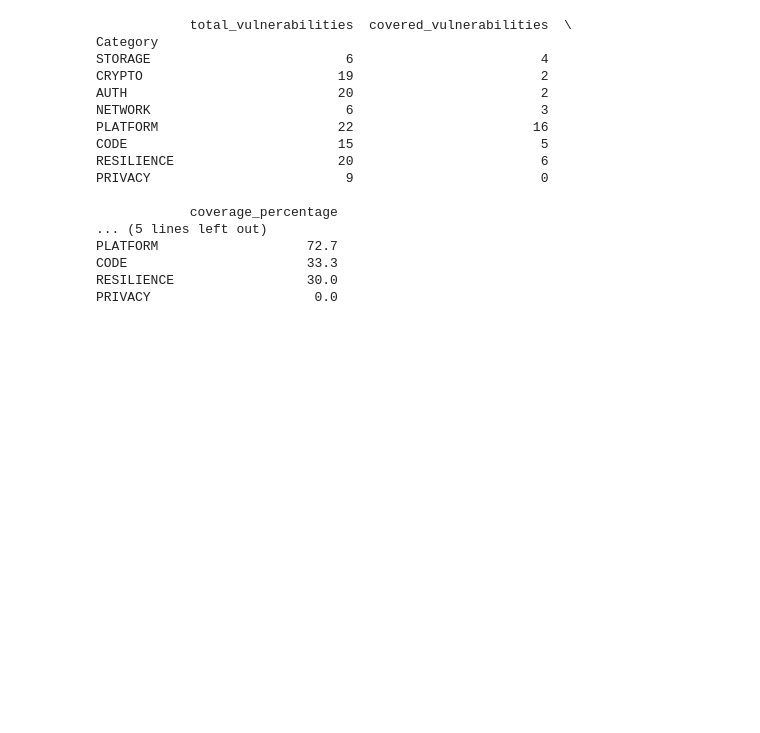
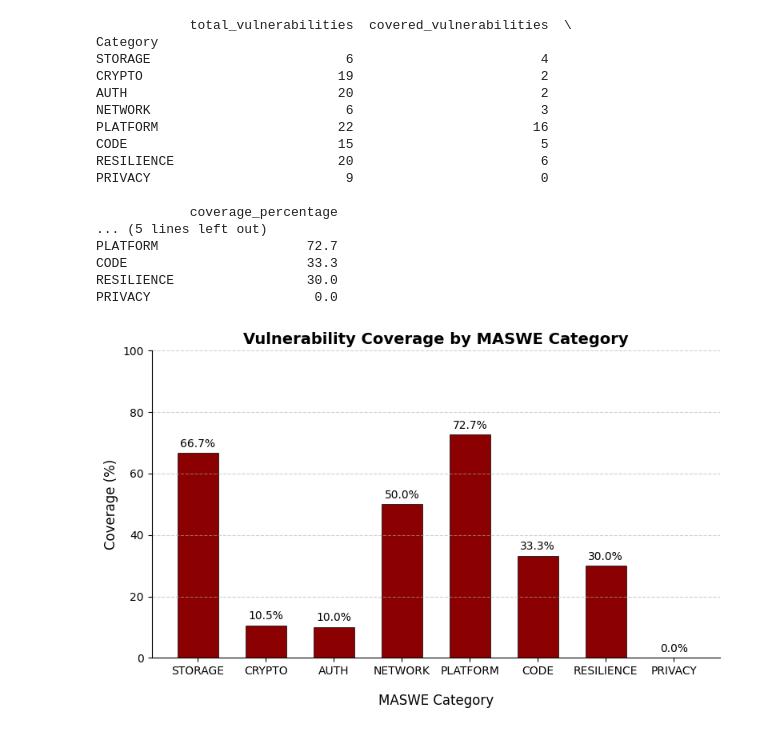
Before and after one commit to domi-cmd/Reference_Application_for_OWASP_MASTG, a Jupyter notebook: dev_documents/seminar_thesis/reference_apps/data_manipulation/app_vulnerability_coverage.ipynb, the cells around one changed output. Saved outputs shown, nothing was run; the diff lists cells and outputs as text; code cells hidden in the pictures; blank space fills up the shorter version.

```diff
--- a/dev_documents/seminar_thesis/reference_apps/data_manipulation/app_vulnerability_coverage.ipynb
+++ b/dev_documents/seminar_thesis/reference_apps/data_manipulation/app_vulnerability_coverage.ipynb
@@ -188,29 +244,31 @@ PRIVACY                     0.0
 # %%
 
 # Explicit style
 fig, ax = plt.subplots(figsize=(8, 5))
 
 # Plot the bar chart
-ax.bar(summary.index, summary["coverage_percentage"], color="darkred", width=0.6)
+ax.bar(summary.index, summary["coverage_percentage"], color="darkred", width=0.6, edgecolor="black", linewidth=0.5)
 
 # Customize appearance
 ax.set_title("Vulnerability Coverage by MASWE Category", fontsize=14, weight='bold')
 ax.set_xlabel("MASWE Category", fontsize=12, labelpad=15)
 ax.set_ylabel("Coverage (%)", fontsize=12)
 ax.set_ylim(0, 100)
 ax.grid(axis="y", linestyle="--", alpha=0.6)
 ax.spines[["top", "right"]].set_visible(False)
 
 # Add values on top of each bar
 for i, v in enumerate(summary["coverage_percentage"]):
     ax.text(i, v + 2, f"{v:.1f}%", ha="center", fontsize=10)
 
 # Show the plot
 plt.tight_layout()
 plt.show()
 
 # Save the figure
 fig.savefig("../plots/vulnerability_coverage_percentage", dpi=300, bbox_inches="tight")
+# %% [output]
+[figure, added]
 # %%
 # Prepare data
 categories = summary.index
```
Also changed, not shown: parts of 2 cells of this notebook, 3 other files.
